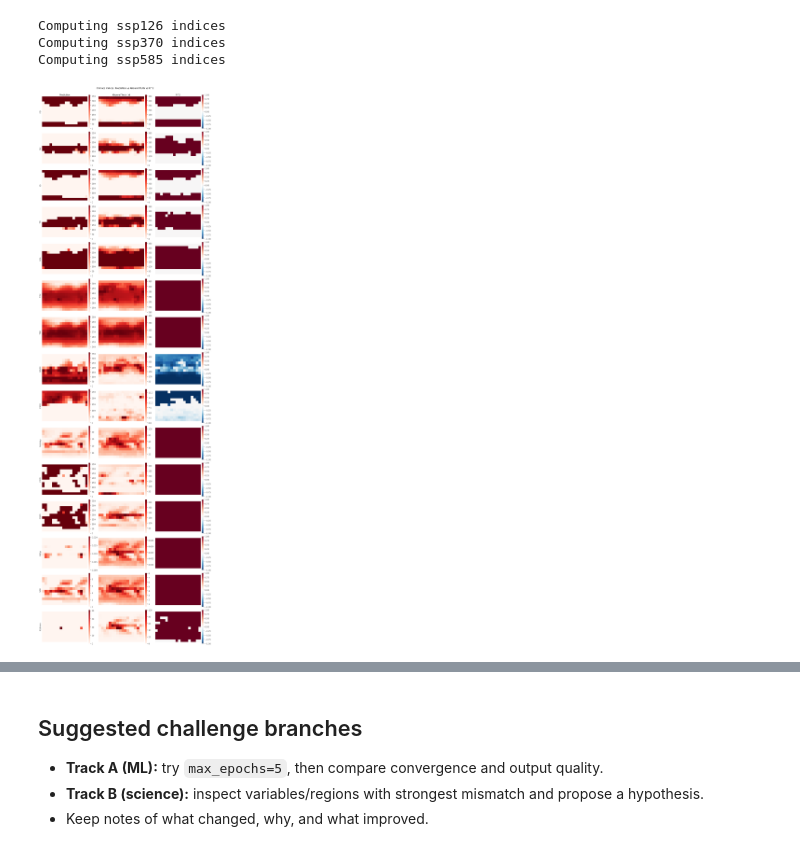
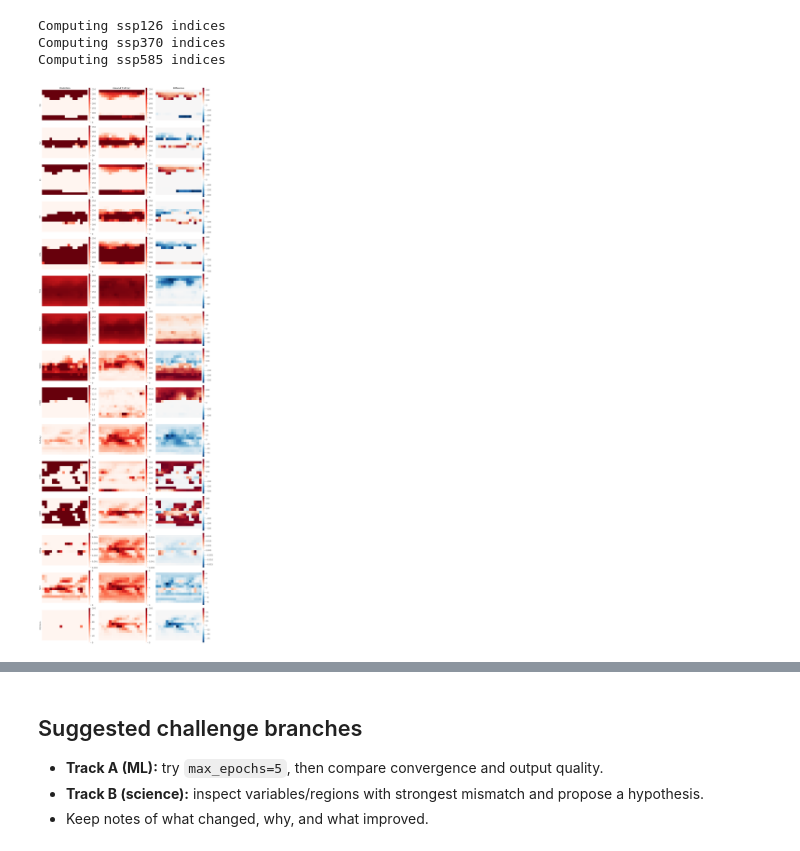
Before and after one commit to WinterSchool2026/ch06-mini-climate-emulation, a Jupyter notebook: getting_started.ipynb, the cells around one changed output, grey strips where cells are left out. Drawn from its saved outputs; the diff is of its cells as text; code cells hidden in the pictures.

```diff
--- a/getting_started.ipynb
+++ b/getting_started.ipynb
@@ -232,7 +289,7 @@ y_pred, indices_pred = emulator.evaluate(
 import inspect
 from src.utils.indices_utils import load_indices, format_indices
 
-raw_data_path = Path(f'/home/nate/Documents/ch06-mini-climate-emulation/data/{DATA_VERSION}/')  # Set this to the path of raw data if required by any index function
+raw_data_path = Path(f'data/{DATA_VERSION}/')  # Set this to the path of raw data if required by any index function
 
 historical_data_path = raw_data_path / 'NorESM2-MM_r1i1p1f1_with_forcing_subsampled_16_hist_train_1932_2014.nc'
 
@@ -253,7 +310,6 @@ Computing ssp126 indices
 Computing ssp370 indices
 Computing ssp585 indices
 # %%
-from src.metrics import pixel_wise_nr2
 import numpy as np
 import xarray as xr
 import matplotlib.pyplot as plt
@@ -267,7 +323,7 @@ def _to_2d(da):
     return out.squeeze()
 
 
-def plot_pred_truth_r2_grid(pred_ds, truth_ds, r2_ds, title):
+def plot_pred_truth_mse_grid(pred_ds, truth_ds):
     variables = [v for v in truth_ds.data_vars]
     n_rows = len(variables)
     if n_rows == 0:
@@ -275,50 +331,45 @@ def plot_pred_truth_r2_grid(pred_ds, truth_ds, r2_ds, title):
 
     fig, axes = plt.subplots(n_rows, 3, figsize=(15, 3.2 * n_rows), constrained_layout=True)
     if n_rows == 1:
         axes = np.array([axes])
 
-    r2_stack = np.stack([_to_2d(r2_ds[v]).values for v in variables], axis=0)
-    # r2_absmax = _finite_absmax(r2_stack, default=1.0)
-
     for i, var in enumerate(variables):
         pred_2d = _to_2d(pred_ds[var])
         truth_2d = _to_2d(truth_ds[var])
-        r2_2d = _to_2d(r2_ds[var])
 
-        # RdBu_r => negative values are blue, positive values are red.
-        im_pred = axes[i, 0].imshow(pred_2d.values, cmap='Reds', origin="lower")
-        im_truth = axes[i, 1].imshow(truth_2d.values, cmap='Reds', origin="lower")
-        im_r2 = axes[i, 2].imshow(r2_2d.values, cmap='RdBu_r', vmin=-1, vmax=1, origin="lower")
+        vmax_truth = truth_2d.max()
+
+        im_pred = axes[i, 0].imshow(pred_2d.values, cmap='Reds', vmin=0, vmax=vmax_truth, origin="lower")
+        im_truth = axes[i, 1].imshow(truth_2d.values, cmap='Reds', vmin=0, vmax=vmax_truth, origin="lower")
+
+        diff = pred_2d.values-truth_2d.values
+        diff_vmax = np.max([diff.max(), -diff.min()])
+        im_r2 = axes[i, 2].imshow(diff, cmap='RdBu_r', vmin=-diff_vmax, vmax=diff_vmax, origin="lower")
 
         axes[i, 0].set_ylabel(var)
         for j in range(3):
             axes[i, j].set_xticks([])
             axes[i, j].set_yticks([])
 
         if i == 0:
             axes[i, 0].set_title("Prediction")
             axes[i, 1].set_title("Ground Truth (v)")
-            axes[i, 2].set_title("R^2")
+            axes[i, 2].set_title("Difference")
 
         fig.colorbar(im_pred, ax=axes[i, 0], fraction=0.046, pad=0.02)
         fig.colorbar(im_truth, ax=axes[i, 1], fraction=0.046, pad=0.02)
         fig.colorbar(im_r2, ax=axes[i, 2], fraction=0.046, pad=0.02)
 
-    fig.suptitle(title, y=1.01, fontsize=14)
     plt.show()
 
 
-r2_indices = pixel_wise_nr2(indices_pred, indices_v.sel(forcing_scenario='ssp585'), dim="time")
 
-
-plot_pred_truth_r2_grid(
+plot_pred_truth_mse_grid(
     pred_ds=indices_pred,
-    truth_ds=indices_v,
-    r2_ds=r2_indices,
-    title="Climate indices: Prediction vs Ground Truth vs R^2"
+    truth_ds=indices_v
 )
 # %% [output]
-[figure, old version]
+[figure, new version]
 # %%
 save_dir = Path(f"results_{DATA_VERSION}/{model_type}_visuals")
 emulator.visualize(
```
Also changed, not shown: parts of 10 cells of this notebook.
